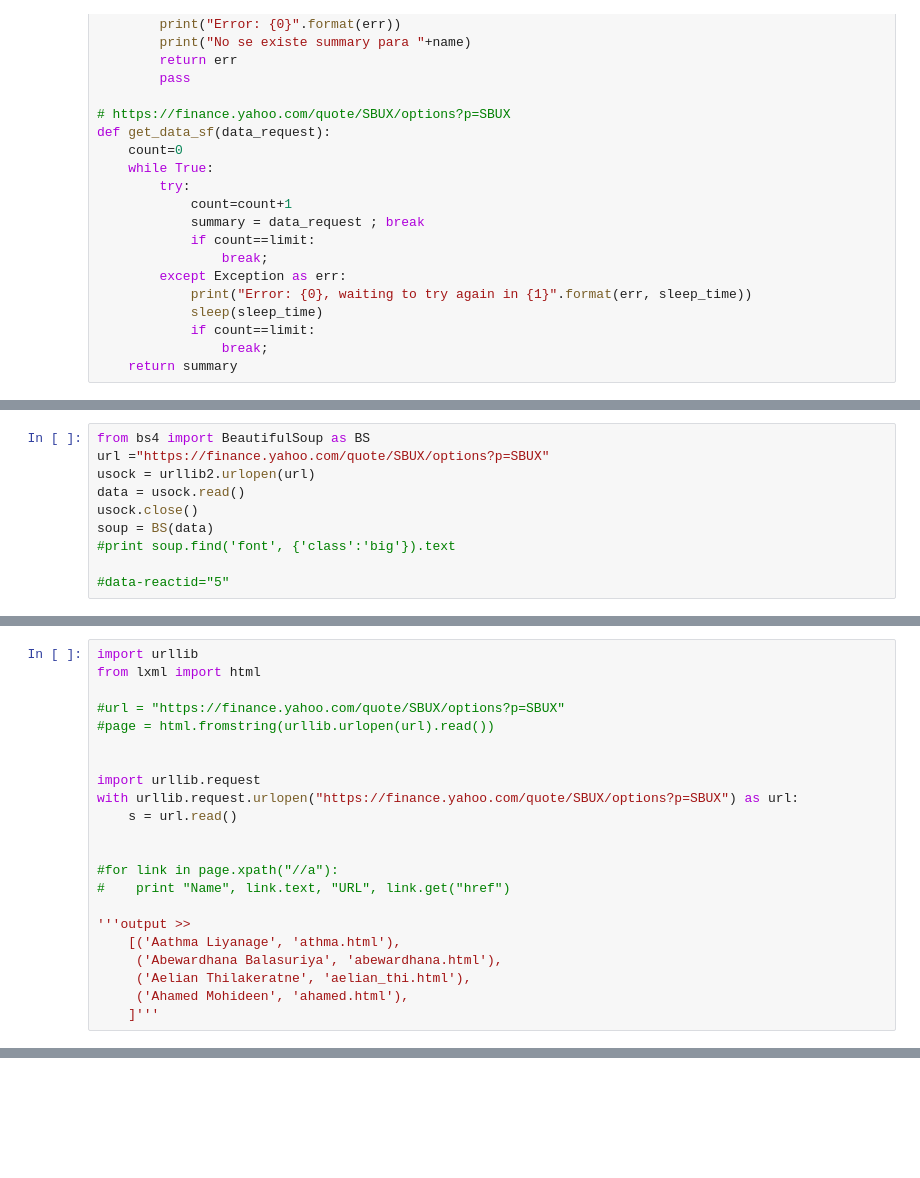
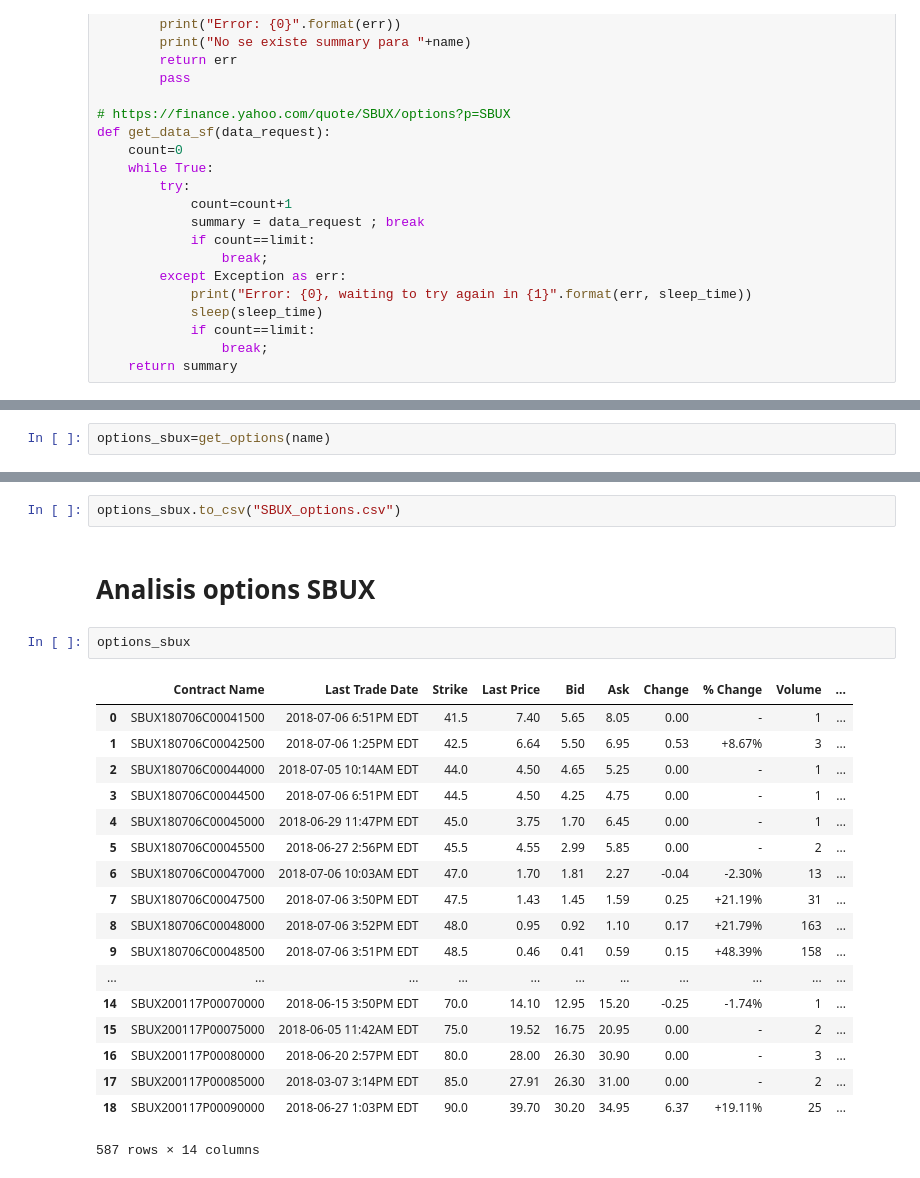
Before and after one commit to veigaco/quantum, a Jupyter notebook: Modeling/Query_SBUX.ipynb, the cells around one changed output, grey strips where cells are left out. Saved outputs shown, nothing was run; the diff lists cells and outputs as text; blank space fills up the shorter version.

Commit message:
notebook download options info

```diff
--- a/Modeling/Query_SBUX.ipynb
+++ b/Modeling/Query_SBUX.ipynb
@@ -160,10 +146,0 @@ summaryf
-# %%
-from bs4 import BeautifulSoup as BS
-url ="https://finance.yahoo.com/quote/SBUX/options?p=SBUX"
-usock = urllib2.urlopen(url)
-data = usock.read()
-usock.close()
-soup = BS(data)
-#print soup.find('font', {'class':'big'}).text
-
-#data-reactid="5"
@@ -174,22 +146,0 @@ soup
-# %%
-import urllib
-from lxml import html
-
-#url = "https://finance.yahoo.com/quote/SBUX/options?p=SBUX"
-#page = html.fromstring(urllib.urlopen(url).read())
-
-
-import urllib.request
-with urllib.request.urlopen("https://finance.yahoo.com/quote/SBUX/options?p=SBUX") as url:
-    s = url.read()
-
-
-#for link in page.xpath("//a"):
-#    print "Name", link.text, "URL", link.get("href")
-
-'''output >>
-    [('Aathma Liyanage', 'athma.html'),
-     ('Abewardhana Balasuriya', 'abewardhana.html'),
-     ('Aelian Thilakeratne', 'aelian_thi.html'),
-     ('Ahamed Mohideen', 'ahamed.html'),
-    ]'''
@@ -197,0 +256,2 @@ s
+# %%
+options_sbux=get_options(name)
@@ -197,0 +270,25 @@ s
+# %%
+options_sbux.to_csv("SBUX_options.csv")
+# %% [markdown]
+# Analisis options SBUX
+# %%
+options_sbux
+# %% [output]
+|  | Contract Name | Last Trade Date | Strike | Last Price | Bid | Ask | Change | % Change | Volume | ... |
+| 0 | SBUX180706C00041500 | 2018-07-06 6:51PM EDT | 41.5 | 7.40 | 5.65 | 8.05 | 0.00 | - | 1 | ... |
+| 1 | SBUX180706C00042500 | 2018-07-06 1:25PM EDT | 42.5 | 6.64 | 5.50 | 6.95 | 0.53 | +8.67% | 3 | ... |
+| 2 | SBUX180706C00044000 | 2018-07-05 10:14AM EDT | 44.0 | 4.50 | 4.65 | 5.25 | 0.00 | - | 1 | ... |
+| 3 | SBUX180706C00044500 | 2018-07-06 6:51PM EDT | 44.5 | 4.50 | 4.25 | 4.75 | 0.00 | - | 1 | ... |
+| 4 | SBUX180706C00045000 | 2018-06-29 11:47PM EDT | 45.0 | 3.75 | 1.70 | 6.45 | 0.00 | - | 1 | ... |
+| 5 | SBUX180706C00045500 | 2018-06-27 2:56PM EDT | 45.5 | 4.55 | 2.99 | 5.85 | 0.00 | - | 2 | ... |
+| 6 | SBUX180706C00047000 | 2018-07-06 10:03AM EDT | 47.0 | 1.70 | 1.81 | 2.27 | -0.04 | -2.30% | 13 | ... |
+| 7 | SBUX180706C00047500 | 2018-07-06 3:50PM EDT | 47.5 | 1.43 | 1.45 | 1.59 | 0.25 | +21.19% | 31 | ... |
+| 8 | SBUX180706C00048000 | 2018-07-06 3:52PM EDT | 48.0 | 0.95 | 0.92 | 1.10 | 0.17 | +21.79% | 163 | ... |
+| 9 | SBUX180706C00048500 | 2018-07-06 3:51PM EDT | 48.5 | 0.46 | 0.41 | 0.59 | 0.15 | +48.39% | 158 | ... |
+| ... | ... | ... | ... | ... | ... | ... | ... | ... | ... | ... |
+| 14 | SBUX200117P00070000 | 2018-06-15 3:50PM EDT | 70.0 | 14.10 | 12.95 | 15.20 | -0.25 | -1.74% | 1 | ... |
+| 15 | SBUX200117P00075000 | 2018-06-05 11:42AM EDT | 75.0 | 19.52 | 16.75 | 20.95 | 0.00 | - | 2 | ... |
+| 16 | SBUX200117P00080000 | 2018-06-20 2:57PM EDT | 80.0 | 28.00 | 26.30 | 30.90 | 0.00 | - | 3 | ... |
+| 17 | SBUX200117P00085000 | 2018-03-07 3:14PM EDT | 85.0 | 27.91 | 26.30 | 31.00 | 0.00 | - | 2 | ... |
+| 18 | SBUX200117P00090000 | 2018-06-27 1:03PM EDT | 90.0 | 39.70 | 30.20 | 34.95 | 6.37 | +19.11% | 25 | ... |
+587 rows × 14 columns
```
Also changed, not shown: parts of 21 cells of this notebook, 1 other file.
